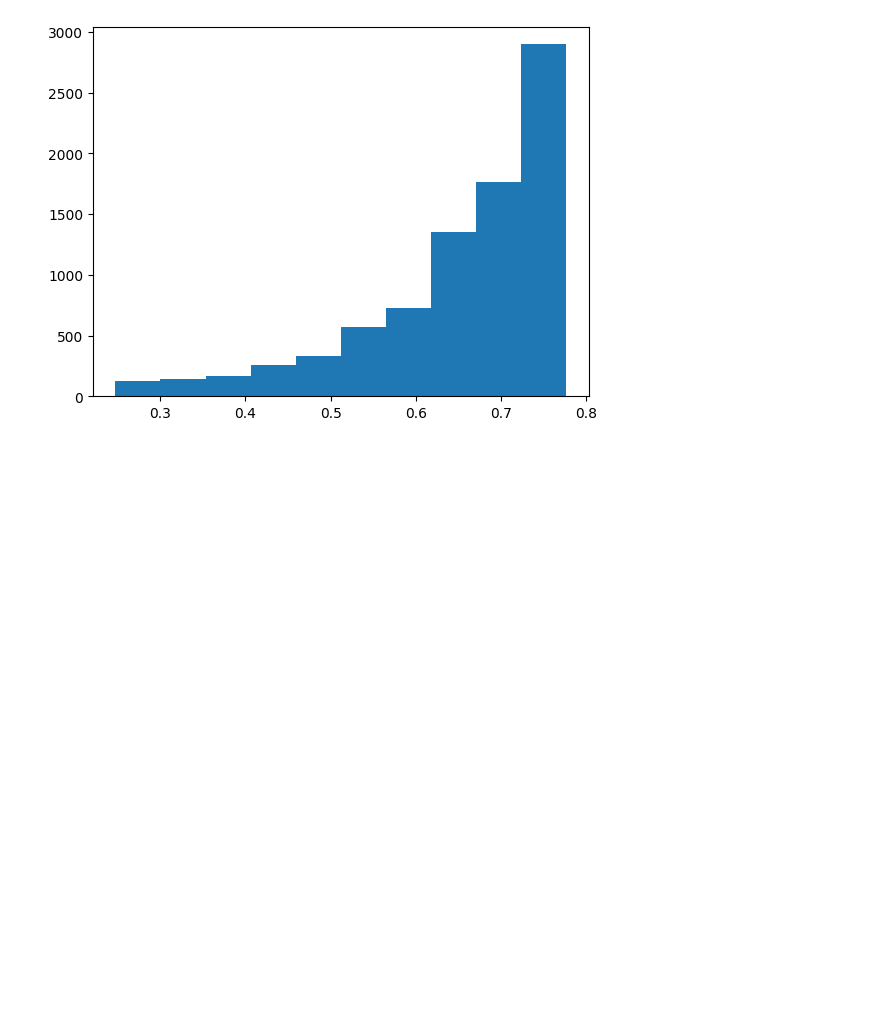
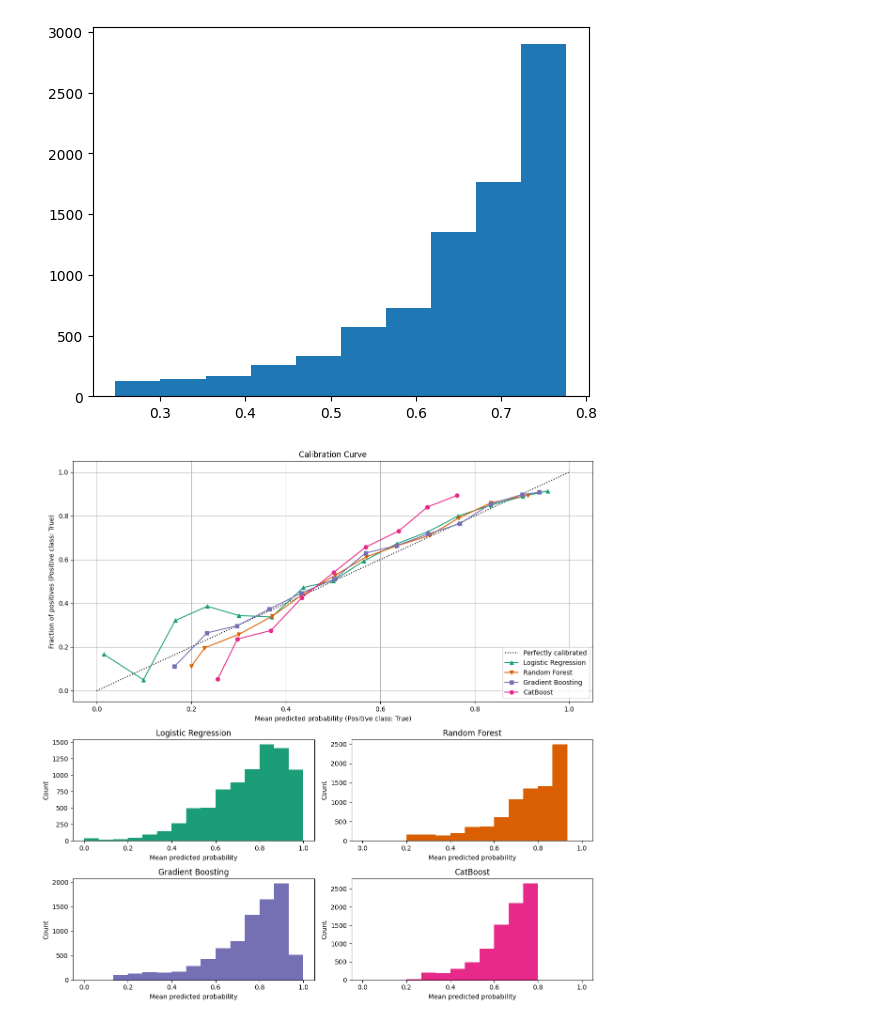
Before and after one commit to thaingoc273/statistical-learning-public, a Jupyter notebook: notebooks/10-calibration.ipynb, the cells around one changed output. Drawn from its saved outputs; the diff is of its cells as text; code cells hidden in the pictures; blank space fills up the shorter version.

Commit message:
add calibration graph

```diff
--- a/notebooks/10-calibration.ipynb
+++ b/notebooks/10-calibration.ipynb
@@ -98,3 +100,62 @@ plt.hist(y_pred)
         0.77652771]),
  <BarContainer object of 10 artists>)
 [figure]
+# %%
+# Recall all models
+with open("../models/churn_model_logistics.pkl", 'rb') as f:
+    churn_model_logistics = pickle.load(f)
+
+with open("../models/churn_model_randomforest.pkl", 'rb') as f:
+    churn_model_randomforest = pickle.load(f)
+
+with open("../models/churn_model_gradientboosting.pkl", 'rb') as f:
+    churn_model_gradientboosting = pickle.load(f)
+
+with open("../models/churn_model_catboost.pkl", 'rb') as f:
+    churn_model_catboost = pickle.load(f)
+# %%
+lst_model =[
+    (churn_model_logistics, "Logistic Regression"),
+    (churn_model_randomforest, "Random Forest"),
+    (churn_model_gradientboosting, "Gradient Boosting"),
+    (churn_model_catboost, "CatBoost")
+]
+# %%
+# Plot the calibration curve with the histogram of the predicted probabilities
+fig = plt.figure(figsize=(12,12))
+gs = GridSpec(4, 2)
+colors = plt.get_cmap("Dark2")
+
+# Calibration curve
+ax_calibration_curve = fig.add_subplot(gs[:2, :2])
+calibration_displays = {}
+markers = ["^", "v", "s", "o"]
+for i, (model, name) in enumerate(lst_model):
+    display = CalibrationDisplay.from_estimator(model,
+                                df_test,
+                                y_test,
+                                ax=ax_calibration_curve,
+                                name=name,
+                                n_bins=15,
+                                marker=markers[i],
+                                color=colors(i))
+    calibration_displays[name] = display
+
+ax_calibration_curve.grid()
+ax_calibration_curve.set_title("Calibration Curve")
+
+# Add histogram of the predicted probabilities
+grid_positions = [(2,0), (2,1), (3,0), (3,1)]
+for i, (_, name) in enumerate(lst_model):
+    row, col = grid_positions[i]
+    ax = fig.add_subplot(gs[row, col])
+    ax.hist(calibration_displays[name].y_prob,
+            bins=15,
+            color=colors(i),
+            range=(0, 1))
+    ax.set(title=name, xlabel="Mean predicted probability", ylabel="Count")
+
+plt.tight_layout()
+plt.show()
+# %% [output]
+[figure, added]
```
Also changed, not shown: parts of 1 cell of this notebook, 2 other files.
